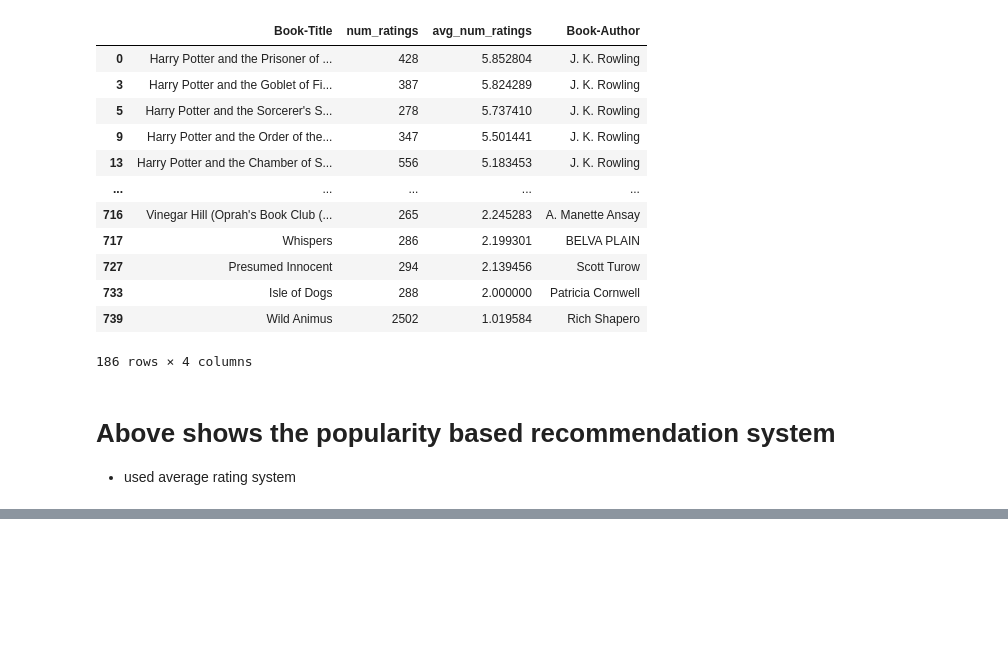
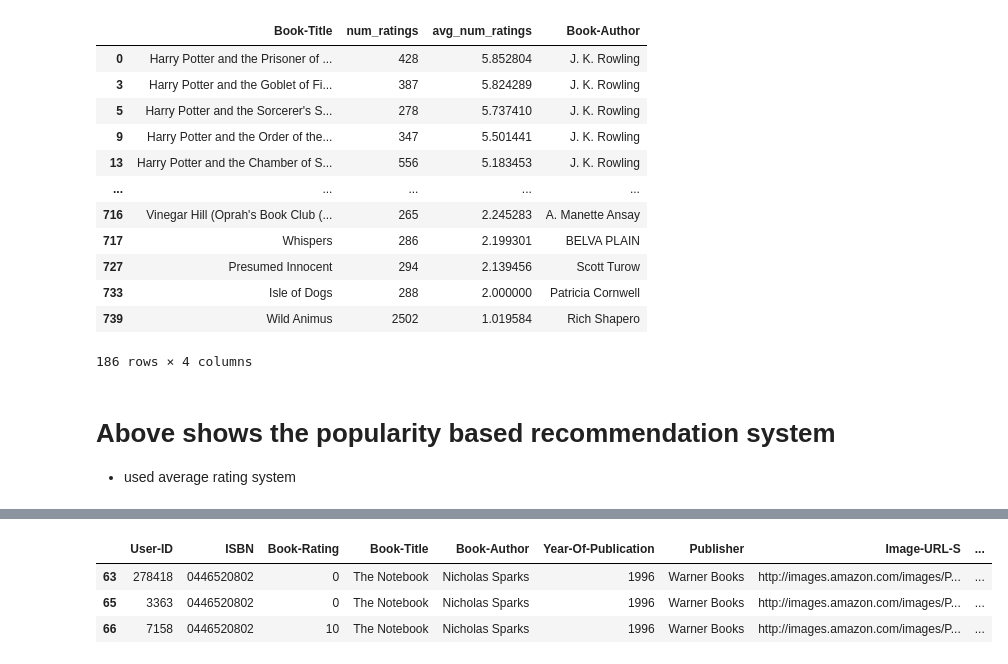
Before and after one commit to Jyotsan-Hamal/Book-Recommendation-System, a Jupyter notebook: Recommender.ipynb, the cells around one changed output, grey strips where cells are left out. Saved outputs shown, nothing was run; the diff lists cells and outputs as text; code cells hidden in the pictures; blank space fills up the shorter version.

```diff
--- a/Recommender.ipynb
+++ b/Recommender.ipynb
@@ -184,0 +231,7 @@ popular_book_df.merge(books,on="Book-Title").drop_duplicates("Book-Title")[['Boo
+# %%
+final_df.head(3)
+# %% [output]
+|  | User-ID | ISBN | Book-Rating | Book-Title | Book-Author | Year-Of-Publication | Publisher | Image-URL-S | ... |
+| 63 | 278418 | 0446520802 | 0 | The Notebook | Nicholas Sparks | 1996 | Warner Books | http://images.amazon.com/images/P... | ... |
+| 65 | 3363 | 0446520802 | 0 | The Notebook | Nicholas Sparks | 1996 | Warner Books | http://images.amazon.com/images/P... | ... |
+| 66 | 7158 | 0446520802 | 10 | The Notebook | Nicholas Sparks | 1996 | Warner Books | http://images.amazon.com/images/P... | ... |
```
Also changed, not shown: parts of 25 cells of this notebook, 3 other files.
